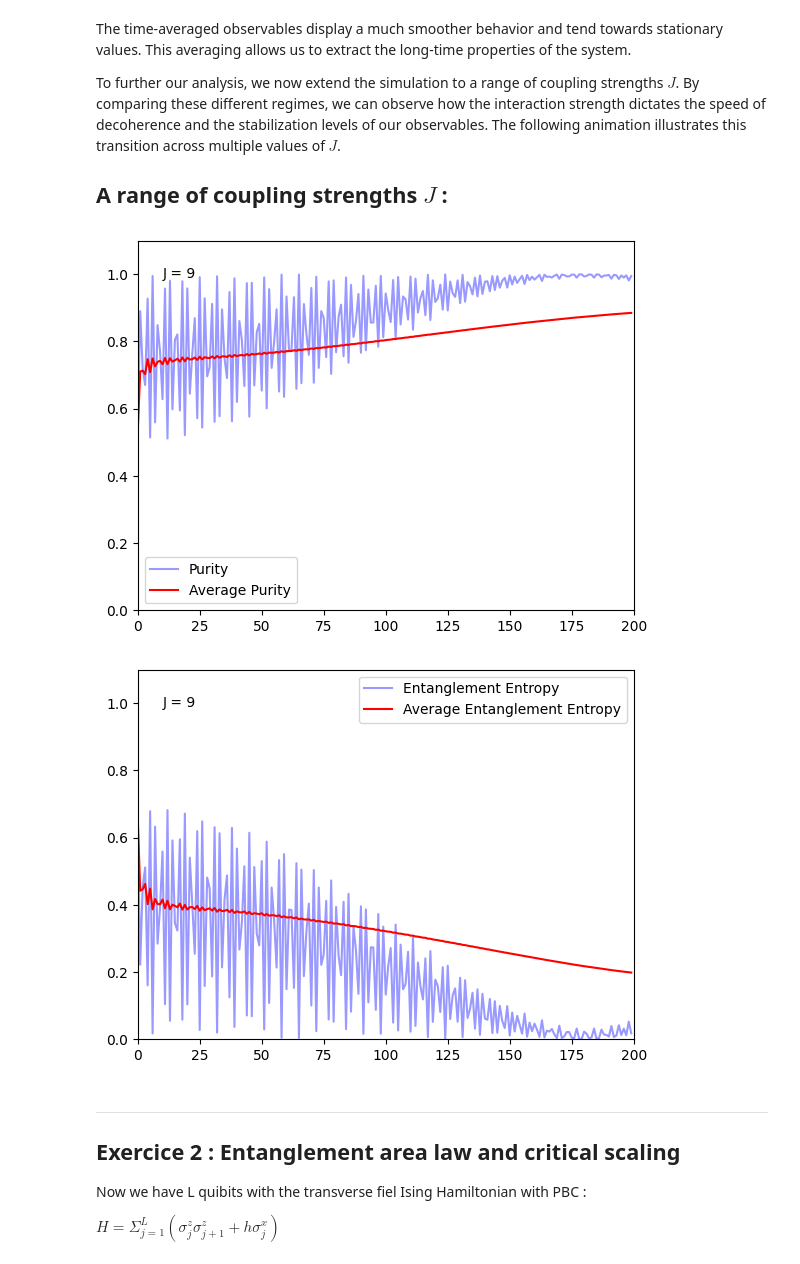
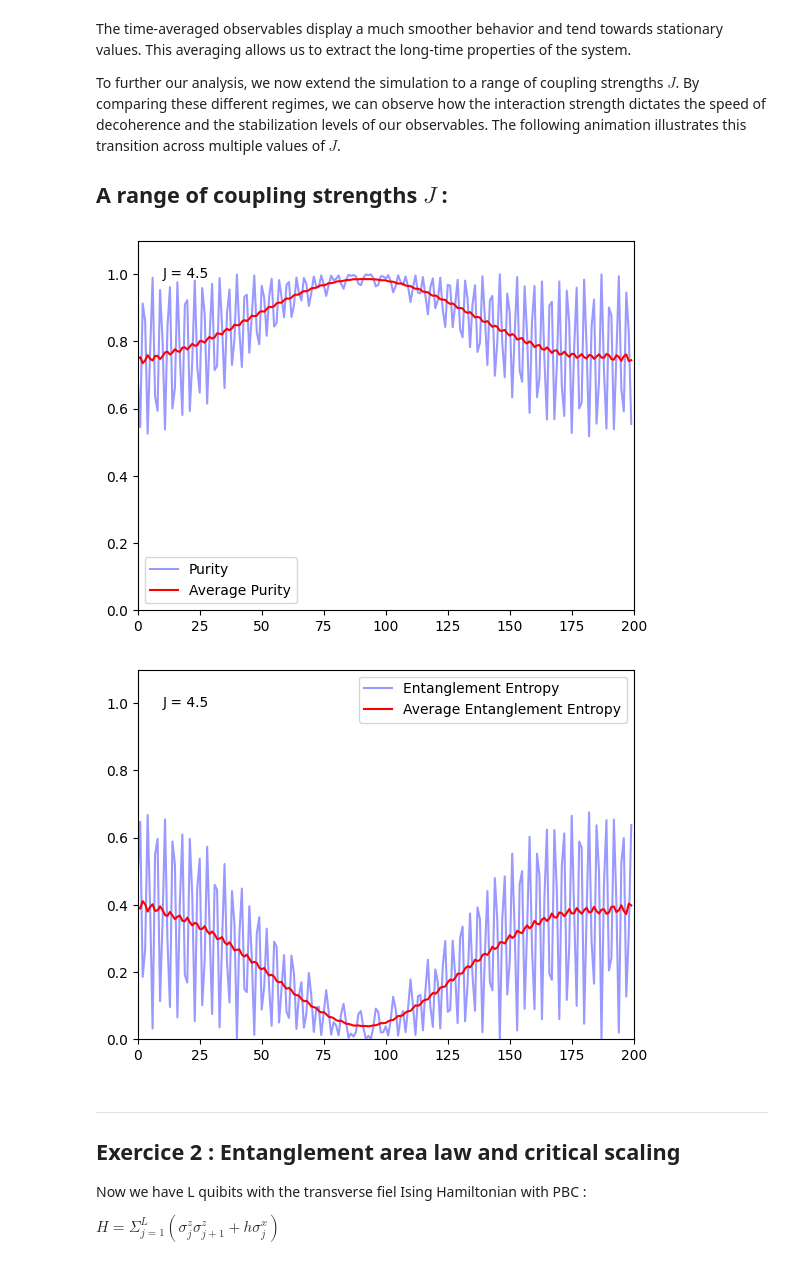
Before and after one commit to TheoHUETQC/qubits-entanglement-matrix-product-states, a Jupyter notebook: td/td1.ipynb, the cells around one changed output. Cells and saved outputs as stored; diff of their text form; code cells hidden in the pictures.

```diff
--- a/td/td1.ipynb
+++ b/td/td1.ipynb
@@ -141,14 +141,16 @@ $\overline{f}(T) = \frac{1}{T} \int_0^T f(t)\, dt$
 
 ### Time averaged values as function of T :
 # %%
-# initialization of lists for measurements
+def time_averaged_values(averageEnergy : list, entropy_A : list, purity : list) :
+  averageEnergy_T, entropy_A_T, purity_T = [], [], [] # initialization of lists for measurements
+  T = int(constants.Nt *constants.dt)
+  for n in range(constants.Nt):
+    previous_Tn = n-T//2 if n-T//2 > 0 else 0
+    next_Tn = n+T//2 if n+T//2 < constants.Nt else constants.Nt
 
-def time_averaged_values(averageEnergy : list, entropy_A : list, purity : list) :
-  averageEnergy_T, entropy_A_T, purity_T = [], [], []
-  for n in range(1, len(averageEnergy) + 1):
-    averageEnergy_T.append(np.mean(averageEnergy[:n]))
-    entropy_A_T.append(np.mean(entropy_A[:n]))
-    purity_T.append(np.mean(purity[:n]))
+    averageEnergy_T.append(np.mean(averageEnergy[previous_Tn:next_Tn]))
+    entropy_A_T.append(np.mean(entropy_A[previous_Tn:next_Tn]))
+    purity_T.append(np.mean(purity[previous_Tn:next_Tn]))
   return averageEnergy_T, entropy_A_T, purity_T
 
 averageEnergy_T, entropy_A_T, purity_T = time_averaged_values(averageEnergy, entropy_A, purity)
@@ -176,7 +178,7 @@ all_purity, all_purity_T = [], []
 all_averageEnergy, all_averageEnergy_T = [], []
 all_entropy_A, all_entropy_A_T = [], []
 
-all_J_values = np.arange(-10, 10, 1) # tout les J que l'on va tester
+all_J_values = np.arange(-5, 5, 0.5) # tout les J que l'on va tester
 for J in all_J_values :
   purity, entropy_A, averageEnergy = evolution_loop(J, rho0, constants.Nt)
 
@@ -196,36 +198,36 @@ def plot_results_animation(all_J_values : list,
   fig, ax = plt.subplots()
   line1, = ax.plot([], [], label=title, color="blue", alpha=0.4)
   line2, = ax.plot([], [], label= "Average " + title, color="red")
   text_j = ax.text(0.05, 0.9, '', transform=ax.transAxes)
 
   def update(frame):
     # 'frame' est l'index de la simulation (index de J)
     line1.set_data(range(constants.Nt), y1[frame])
     line2.set_data(range(constants.Nt), y2[frame])
-    text_j.set_text(f'J = {all_J_values[frame]}')
+    text_j.set_text(f'J = {all_J_values[frame].round(2)}')
     return line1, line2, text_j
 
   ax.set_xlim(0, constants.Nt)
   ax.set_ylim(0, 1.1)
   ax.legend()
 
   # Création de l'animation
   ani = FuncAnimation(fig, update, frames=len(all_J_values), interval=500, blit=True)
   if save_plot :
     title = title.replace(" ", "_")
     title = "td1_ex1_plot_" + title + ".gif"
     ani.save(title, writer='pillow')
   if show_plot :
     plt.show()
 
 save_plot = True # Pour sauvegarder en GIF
 show_plot = False
 
 plot_results_animation(all_J_values,all_purity, all_purity_T, title="Purity", save_plot = save_plot, show_plot = show_plot)
 plot_results_animation(all_J_values,all_entropy_A, all_entropy_A_T, title="Entanglement Entropy", save_plot = save_plot, show_plot = show_plot)
 # %% [output]
-[figure, old version]
+[figure, new version]
-[figure, old version]
+[figure, new version]
 # %% [markdown]
 ---
 
```
Also changed, not shown: parts of 2 cells of this notebook, 2 other files.
